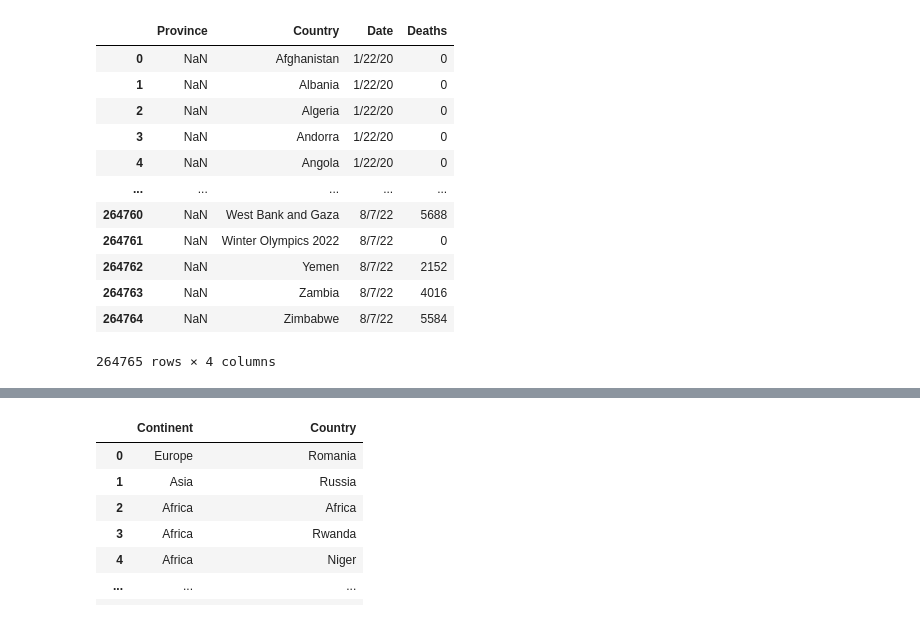
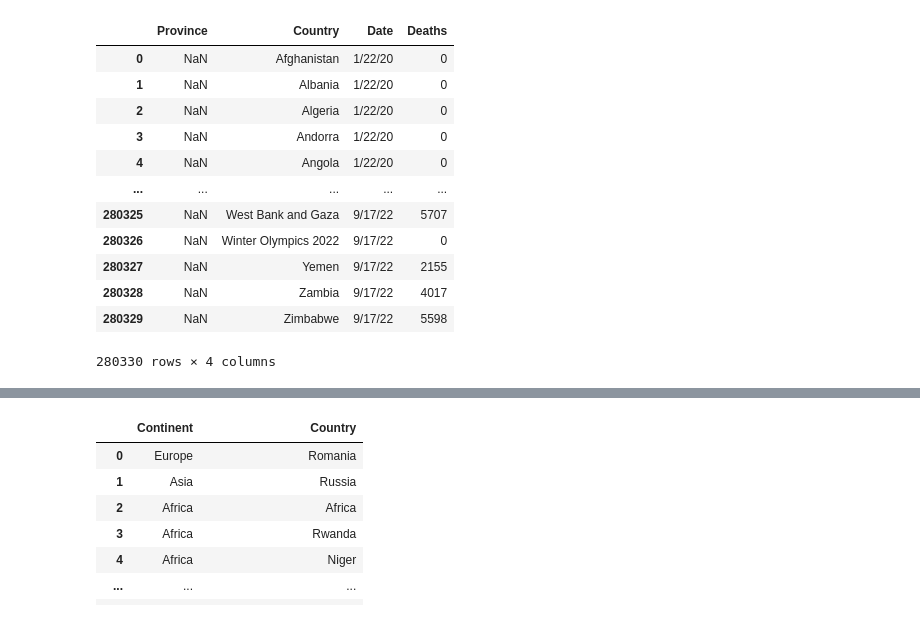
Before and after one commit to menlodoug/covid_crunching, a Jupyter notebook: pandas/Global_Covid.ipynb, the cells around one changed output, grey strips where cells are left out. Cells and saved outputs as stored; diff of their text form; code cells hidden in the pictures.

```diff
--- a/pandas/Global_Covid.ipynb
+++ b/pandas/Global_Covid.ipynb
@@ -225,24 +225,24 @@ deaths_df
 # %%
 deaths = pd.melt(deaths_df,
             id_vars=['Province','Country'],
-            value_vars=list(deaths_df.columns[4:933]), # list of days of the week
+            value_vars=list(deaths_df.columns[4:974]), # list of days of the week
             var_name='Date',
             value_name='Deaths')
 deaths
 # %% [output]
 |  | Province | Country | Date | Deaths |
 | 0 | NaN | Afghanistan | 1/22/20 | 0 |
 | 1 | NaN | Albania | 1/22/20 | 0 |
 | 2 | NaN | Algeria | 1/22/20 | 0 |
 | 3 | NaN | Andorra | 1/22/20 | 0 |
 | 4 | NaN | Angola | 1/22/20 | 0 |
 | ... | ... | ... | ... | ... |
-| 264760 | NaN | West Bank and Gaza | 8/7/22 | 5688 |
-| 264761 | NaN | Winter Olympics 2022 | 8/7/22 | 0 |
-| 264762 | NaN | Yemen | 8/7/22 | 2152 |
-| 264763 | NaN | Zambia | 8/7/22 | 4016 |
-| 264764 | NaN | Zimbabwe | 8/7/22 | 5584 |
+| 280325 | NaN | West Bank and Gaza | 9/17/22 | 5707 |
+| 280326 | NaN | Winter Olympics 2022 | 9/17/22 | 0 |
+| 280327 | NaN | Yemen | 9/17/22 | 2155 |
+| 280328 | NaN | Zambia | 9/17/22 | 4017 |
+| 280329 | NaN | Zimbabwe | 9/17/22 | 5598 |
-264765 rows × 4 columns
+280330 rows × 4 columns
 # %%
 totals = pd.merge(cases, deaths, on=['Province','Country','Date'])
 totals
```
Also changed, not shown: parts of 10 cells of this notebook, 53 other files.
